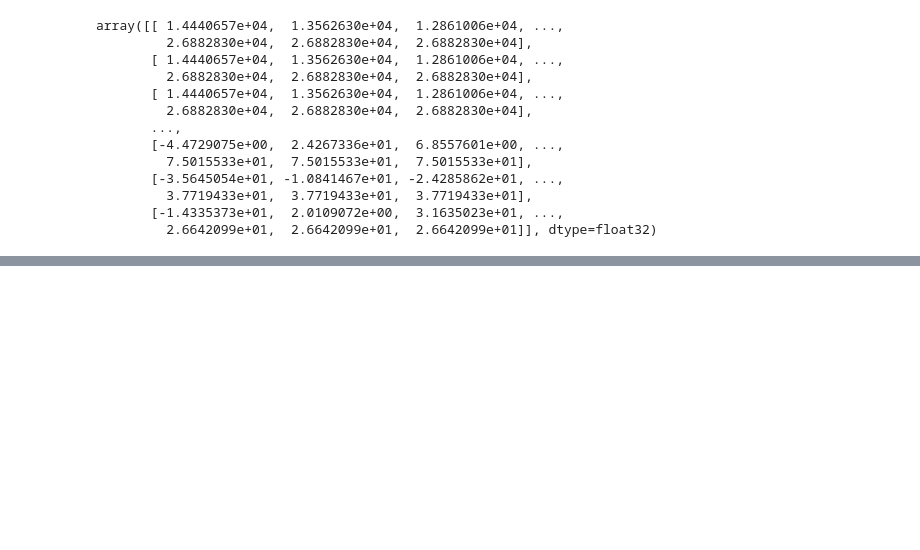
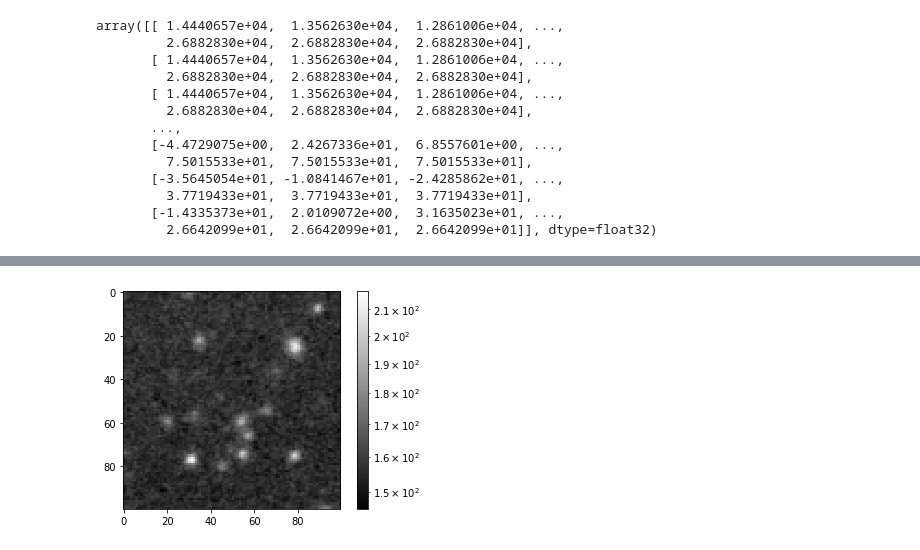
Before and after one commit to matthewjohnpayne/shifty, a Jupyter notebook: notebooks/demo_imagehandler.ipynb, the cells around one changed output, grey strips where cells are left out. Drawn from its saved outputs; the diff is of its cells as text; code cells hidden in the pictures; blank space fills up the shorter version.

```diff
--- a/notebooks/demo_imagehandler.ipynb
+++ b/notebooks/demo_imagehandler.ipynb
@@ -99,0 +128,14 @@ Man, these 12 images are well aligned. Even without using the WCS, straight stac
+# %%
+reprojected = []
+for i, img in enumerate(E.data):
+    new_img = wcs_project(CCDData(img, wcs=E.WCS[i], unit='adu'), E.WCS[0])
+    reprojected.append(new_img)
+# %%
+from ccdproc import Combiner
+combiner = Combiner(reprojected)
+stacked_image = combiner.average_combine()
+# %%
+plt.imshow((stacked_image.data-stacked_image.data.min())[230:330,100:200].T, cmap='gray',norm=LogNorm())
+cbar = plt.colorbar()
+# %% [output]
+[figure, added]
```
Also changed, not shown: parts of 62 cells of this notebook, 1 other file.
